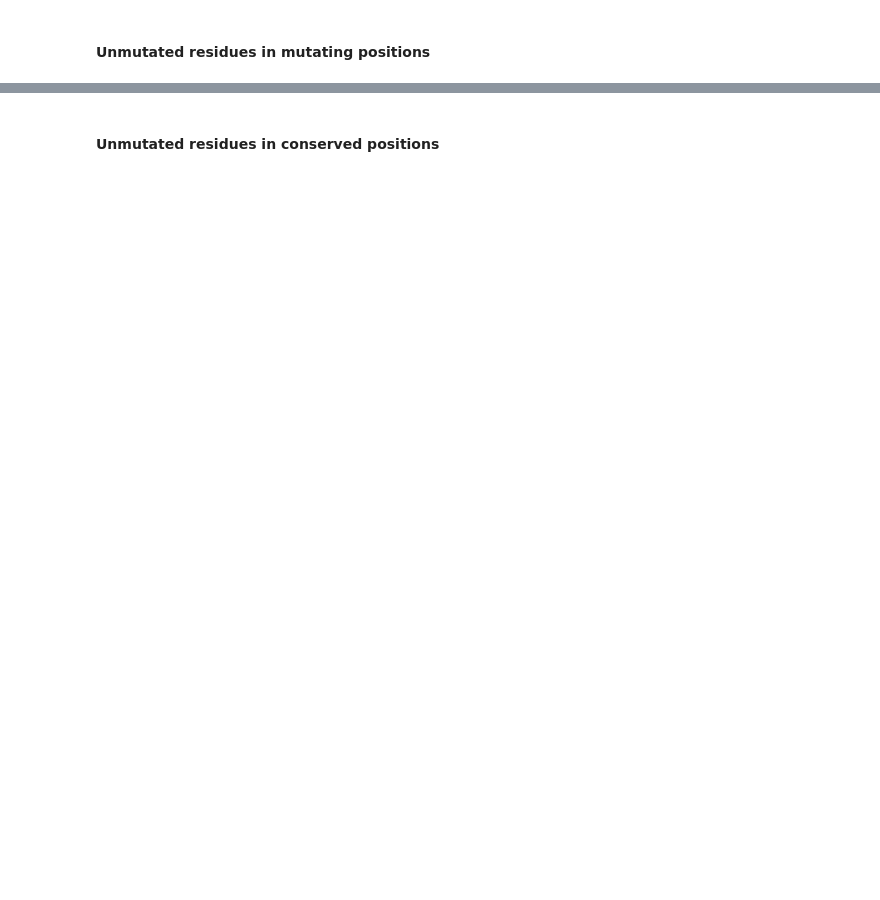
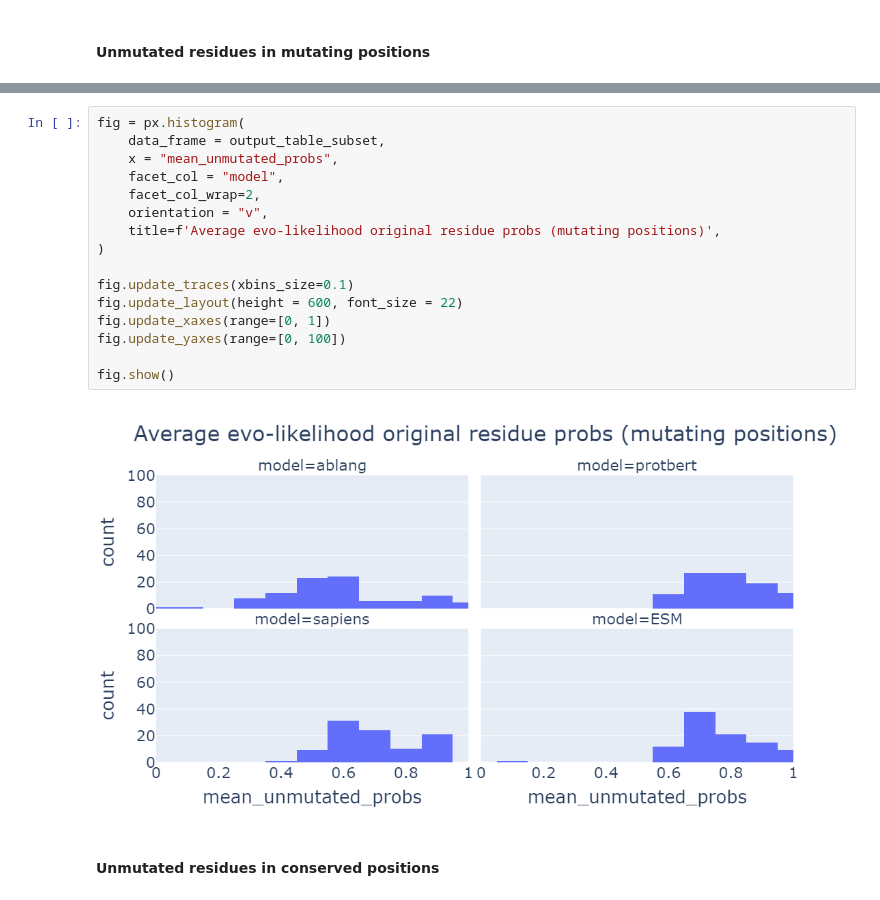
Before and after one commit to anamaysamant/PLM_anamay, a Jupyter notebook: scripts/Evolikelihood_clonal_evolution.ipynb, the cells around one changed output, grey strips where cells are left out. Saved outputs shown, nothing was run; the diff lists cells and outputs as text; blank space fills up the shorter version.

Commit message:
sapiens_model fix

```diff
--- a/scripts/Evolikelihood_clonal_evolution.ipynb
+++ b/scripts/Evolikelihood_clonal_evolution.ipynb
@@ -170,3 +190,21 @@ fig.show()
+# %%
+fig = px.histogram(
+    data_frame = output_table_subset,
+    x = "mean_unmutated_probs",
+    facet_col = "model",
+    facet_col_wrap=2,
+    orientation = "v",
+    title=f'Average evo-likelihood original residue probs (mutating positions)',
+)
+
+fig.update_traces(xbins_size=0.1)
+fig.update_layout(height = 600, font_size = 22)
+fig.update_xaxes(range=[0, 1])
+fig.update_yaxes(range=[0, 100])
+
+fig.show()
+# %% [output]
+[figure, added]
 # %% [markdown]
 #### Unmutated residues in conserved positions
 # %%
```
Also changed, not shown: parts of 7 cells of this notebook, 4 other files.
